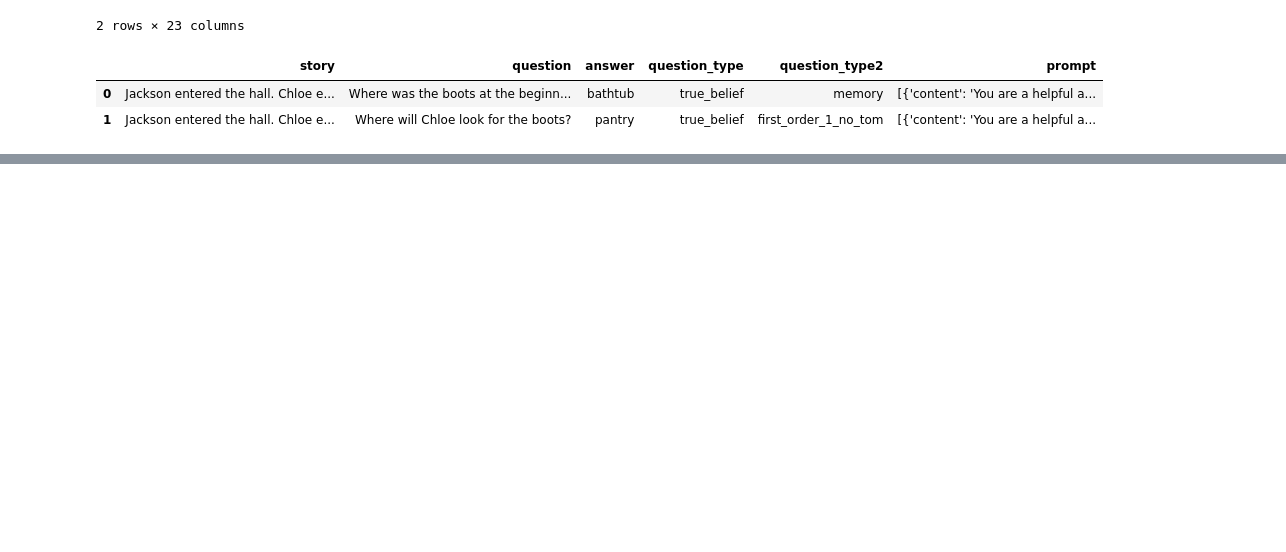
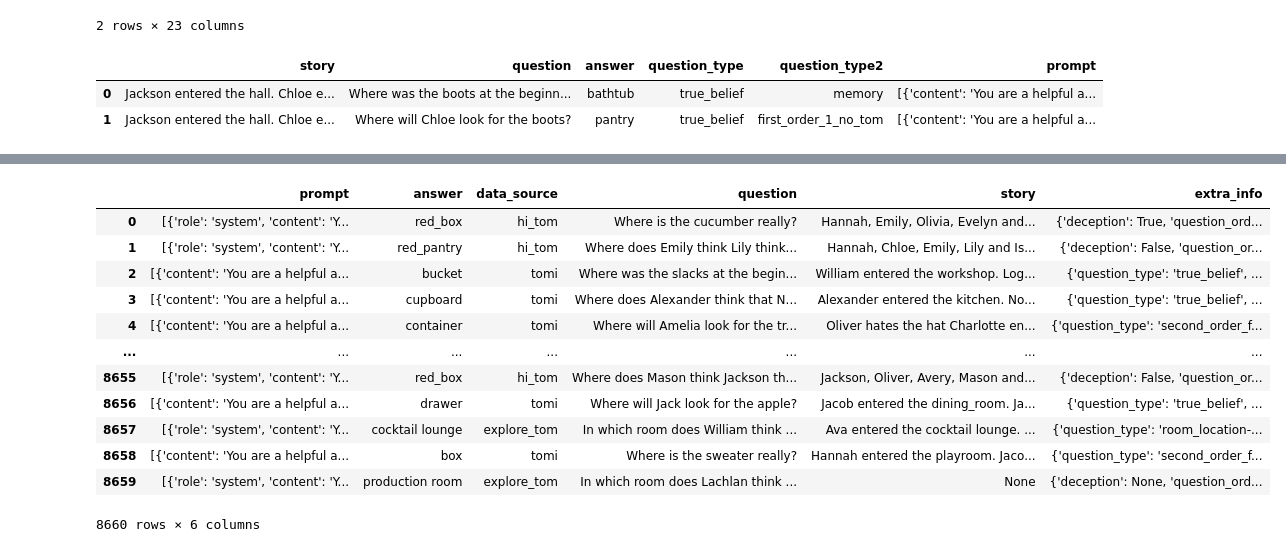
Before and after one commit to zhebushipinyin/Tom-RL, a Jupyter notebook: SimpleGRPO/clean_data/tom_data_balanced_HiTom_ExpTom.ipynb, the cells around one changed output, grey strips where cells are left out. Cells and saved outputs as stored; diff of their text form; code cells hidden in the pictures; blank space fills up the shorter version.

```diff
--- a/SimpleGRPO/clean_data/tom_data_balanced_HiTom_ExpTom.ipynb
+++ b/SimpleGRPO/clean_data/tom_data_balanced_HiTom_ExpTom.ipynb
@@ -259,5 +266,5 @@ dftomi['data_source']='tomi'
 # %%
 col_test = ['prompt', 'answer', 'data_source', 'question', 'story', 'extra_info']
 # %%
-df_test = pd.concat([dft.loc[:, col_test], dfh.loc[:, col_test], dftomi.loc[:, col_test]], ignore_index=True)
+df_test = pd.concat([dft.loc[:, col_test], dfh.loc[dfh.data_source!='explore_tom', col_test], dftomi.loc[:, col_test]], ignore_index=True)
 df_test = df_test.sample(frac=1, replace=False, ignore_index=True)
@@ -276,2 +307,18 @@ Name: story, dtype: int64
+# %%
+df_test
+# %% [output]
+|  | prompt | answer | data_source | question | story | extra_info |
+| 0 | [{'role': 'system', 'content': 'Y... | red_box | hi_tom | Where is the cucumber really? | Hannah, Emily, Olivia, Evelyn and... | {'deception': True, 'question_ord... |
+| 1 | [{'role': 'system', 'content': 'Y... | red_pantry | hi_tom | Where does Emily think Lily think... | Hannah, Chloe, Emily, Lily and Is... | {'deception': False, 'question_or... |
+| 2 | [{'content': 'You are a helpful a... | bucket | tomi | Where was the slacks at the begin... | William entered the workshop. Log... | {'question_type': 'true_belief', ... |
+| 3 | [{'content': 'You are a helpful a... | cupboard | tomi | Where does Alexander think that N... | Alexander entered the kitchen. No... | {'question_type': 'true_belief', ... |
+| 4 | [{'content': 'You are a helpful a... | container | tomi | Where will Amelia look for the tr... | Oliver hates the hat Charlotte en... | {'question_type': 'second_order_f... |
+| ... | ... | ... | ... | ... | ... | ... |
+| 8655 | [{'role': 'system', 'content': 'Y... | red_box | hi_tom | Where does Mason think Jackson th... | Jackson, Oliver, Avery, Mason and... | {'deception': False, 'question_or... |
+| 8656 | [{'content': 'You are a helpful a... | drawer | tomi | Where will Jack look for the apple? | Jacob entered the dining_room. Ja... | {'question_type': 'true_belief', ... |
+| 8657 | [{'role': 'system', 'content': 'Y... | cocktail lounge | explore_tom | In which room does William think ... | Ava entered the cocktail lounge. ... | {'question_type': 'room_location-... |
+| 8658 | [{'content': 'You are a helpful a... | box | tomi | Where is the sweater really? | Hannah entered the playroom. Jaco... | {'question_type': 'second_order_f... |
+| 8659 | [{'role': 'system', 'content': 'Y... | production room | explore_tom | In which room does Lachlan think ... | None | {'deception': None, 'question_ord... |
+8660 rows × 6 columns
 # %%
 data = Dataset.from_pandas(df_test)
```
Also changed, not shown: parts of 32 cells of this notebook, 5 other files.
